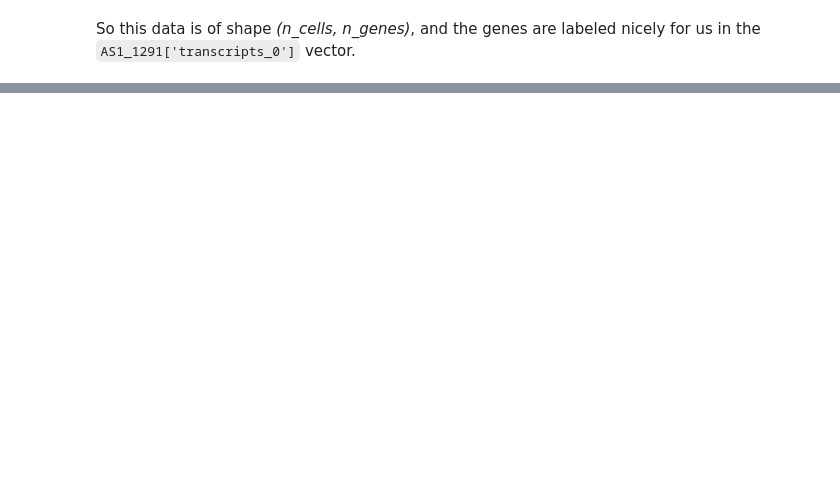
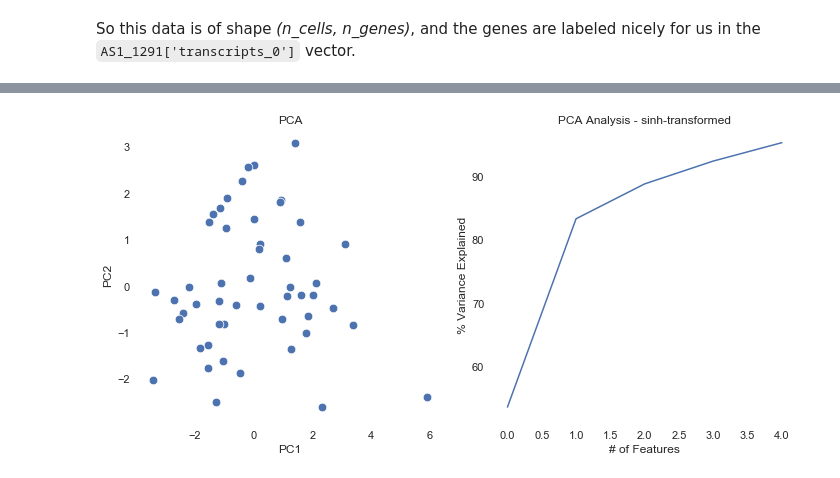
Before and after one commit to codyheiser/furry-couscous, a Jupyter notebook: clustering.ipynb, the cells around one changed output, grey strips where cells are left out. Drawn from its saved outputs; the diff is of its cells as text; code cells hidden in the pictures; blank space fills up the shorter version.

```diff
--- a/clustering.ipynb
+++ b/clustering.ipynb
@@ -75,0 +210,3 @@ plt.tight_layout()
+# %%
+umi_rna = pd.read_csv('inputs/GSE100866_CBMC_8K_13AB_10X-RNA_umi.csv',index_col=0)
+umi_rna
@@ -75,0 +226,31 @@ plt.tight_layout()
+# %%
+# extract data from pandas dataframe as np.ndarray
+umi_rna_vals = np.ascontiguousarray(umi_rna.values.T, dtype='double')
+
+# normalize counts data using arcsinh transformation
+umi_rna_norm = fcc_utils.arcsinh_norm(umi_rna_vals, norm=True, scale=1000)
+# %%
+# Perform PCA
+umi_rna_PCA_fit = PCA(n_components=5).fit(umi_rna_norm)
+# transform data to fit
+umi_rna_PCA_results = umi_rna_PCA_fit.transform(umi_rna_norm)
+
+# Plot PCA
+plt.figure(figsize=(10,5))
+
+plt.subplot(121)
+sns.scatterplot(umi_rna_PCA_results[:,0], umi_rna_PCA_results[:,1], s=75)
+plt.ylabel('PC2')
+plt.xlabel('PC1')
+plt.title('PCA')
+
+plt.subplot(122)
+plt.plot(np.cumsum(np.round(umi_rna_PCA_fit.explained_variance_ratio_, decimals=3)*100))
+plt.ylabel('% Variance Explained')
+plt.xlabel('# of Features')
+plt.title('PCA Analysis - sinh-transformed')
+
+sns.despine(left=True, bottom=True)
+plt.tight_layout()
+# %% [output]
+[figure, added]
```
Also changed, not shown: parts of 56 cells of this notebook, 2 other files.
